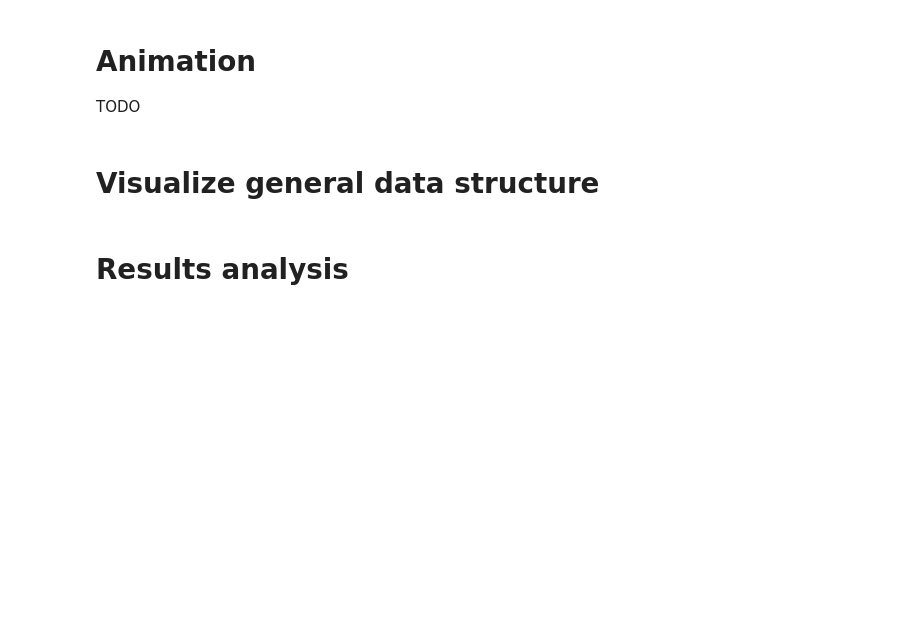
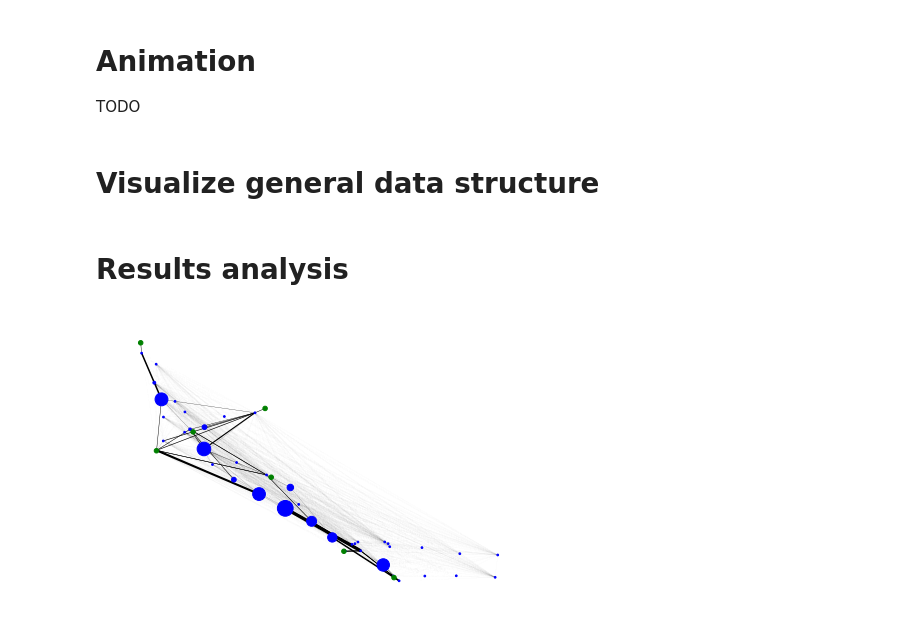
Before and after one commit to alandler/i5_freight_simulation, a Jupyter notebook: Simulation (Interactive).ipynb, the cells around one changed output. Saved outputs shown, nothing was run; the diff lists cells and outputs as text; code cells hidden in the pictures; blank space fills up the shorter version.

Commit message:
Added start/end to vehicle.locations and did result visual

```diff
--- a/Simulation (Interactive).ipynb
+++ b/Simulation (Interactive).ipynb
@@ -96,0 +94,46 @@ with open('trials/wcctci_04_04_2022_12_15_28.pkl', 'rb') as inp:
+# %%
+with open('trials/wcctci_updated_paths_04_14_2022_10_34_09.pkl', 'rb') as inp:
+    res = pickle.load(inp)
+
+locations = np.full((len(res.vehicle_list),int(res.simulation_length/res.time_interval+1)), fill_value="").tolist()
+for row, vehicle in enumerate(res.vehicle_list):
+    i = vehicle.start_time
+    j = vehicle.start_time + len(vehicle.locations)+1
+    str_locations = [loc[0]+":"+loc[1] for loc in vehicle.locations]
+    locations[row][i:j] = str_locations
+# %%
+np_locations = np.array(locations)
+# %%
+def get_edge_totals(arr):
+    edges={}
+    for entry in arr:
+        loc = entry.split(":")
+        src = loc[0].split("_")[0]
+        try:
+            dst = loc[1].split("_")[0]
+        except:
+            dst = src
+        if (src, dst) in edges:
+            edges[(src, dst)]+=1
+        else:
+            edges[(src, dst)]=0
+    return edges
+
+edge_totals = np.apply_along_axis(get_edge_totals, 1, np_locations.T)
+# %%
+G = res.station_demand_g
+sim_index = 50
+#colors
+for node in G.nodes:
+    G.nodes[node]["color"] = "blue"
+    G.nodes[node]["size"] = 3
+for node in nx.get_node_attributes(G,'demand'):
+    G.nodes[node]["color"] = "green"
+    G.nodes[node]["size"] = 20
+node_color = nx.get_node_attributes(G,'color').values()
+node_size = {node: edge_totals[sim_index][(node, node)] if (node, node) in edge_totals[sim_index] else G.nodes[node]["size"] for node in G.nodes}
+widths = {edge:edge_totals[sim_index][edge]/100 if edge in edge_totals[sim_index] else .002 for edge in G.edges}
+pos = nx.get_node_attributes(G,'pos')
+nx.draw(G, pos = pos, node_size = list(node_size.values()), width= list(widths.values()), node_color=node_color, arrows=False)
+# %% [output]
+[figure, added]
```
Also changed, not shown: parts of 1 cell of this notebook, 5 other files.
